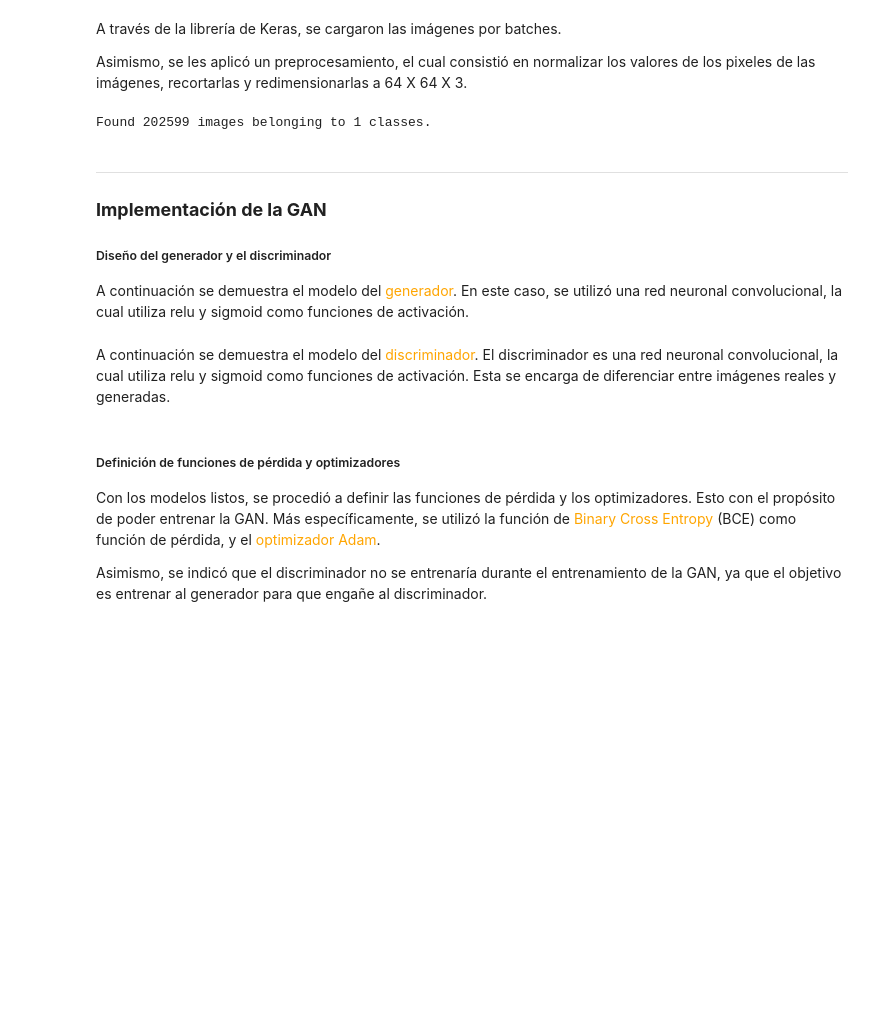
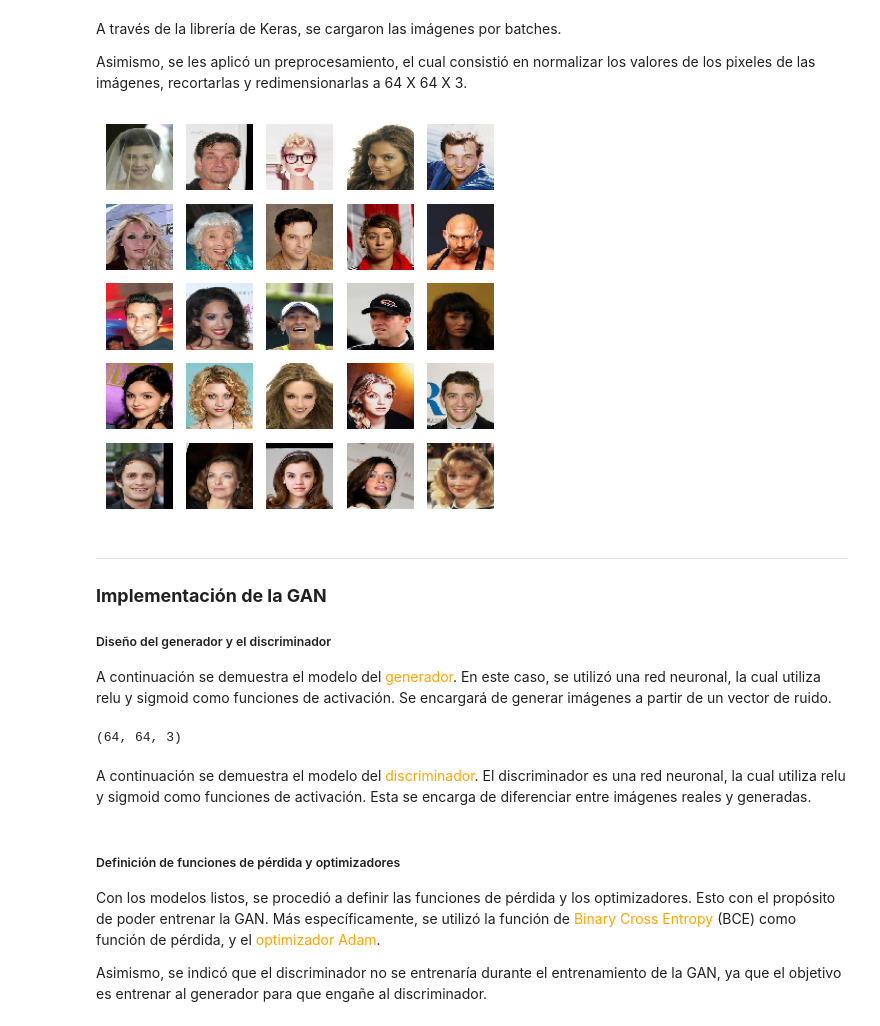
Before and after one commit to stefanoaragoni/Lab6_DataScience, a Jupyter notebook: lab6.ipynb, the cells around one changed output. Drawn from its saved outputs; the diff is of its cells as text; code cells hidden in the pictures; blank space fills up the shorter version.

```diff
--- a/lab6.ipynb
+++ b/lab6.ipynb
@@ -55,7 +55,7 @@ A través de la librería de Keras, se cargaron las imágenes por batches.
 Asimismo, se les aplicó un preprocesamiento, el cual consistió en normalizar los valores de los pixeles de las imágenes, recortarlas y redimensionarlas a 64 X 64 X 3.
 # %%
 # Batch size
-batch_size = 2000
+batch_size = 1000
 
 # Tamaño de las imágenes
 img_size = 64
@@ -64,10 +64,8 @@ img_size = 64
 
 datagen = ImageDataGenerator(
     rescale=1.0 / 255.0,                    # PRE-PROCESAMIENTO: Normalizar los valores de los pixeles
-    rotation_range=20,
-    width_shift_range=0.2,
-    height_shift_range=0.2,
     horizontal_flip=True,
+    validation_split=0.5
 )
 # %%
 # Carga las imagenes de entrenamiento
@@ -79,12 +77,25 @@ train_generator = datagen.flow_from_directory(
     class_mode=None,
     subset='training'
 )
-# %% [output]
-Found 202599 images belonging to 1 classes.
+# %%
+# Mostrar 25 imagenes de entrenamiento
+
+batch = train_generator[0]
+fig, axs = plt.subplots(5, 5, figsize=(5, 5))
+
+for i in range(5):
+    for j in range(5):
+        img = batch[i * 5 + j]
+        axs[i, j].imshow(img)
+        axs[i, j].axis('off')
+
+plt.show()
+# %% [output]
+[figure, added]
 # %% [markdown]
 --------
 ### **Implementación de la GAN**
 
 ##### Diseño del generador y el discriminador
 
-A continuación se demuestra el modelo del <font color=orange>generador</font>. En este caso, se utilizó una red neuronal convolucional, la cual utiliza relu y sigmoid como funciones de activación.
+A continuación se demuestra el modelo del <font color=orange>generador</font>. En este caso, se utilizó una red neuronal, la cual utiliza relu y sigmoid como funciones de activación. Se encargará de generar imágenes a partir de un vector de ruido.
@@ -93 +102,8 @@ tamanio_codificacion = 100
+# %%
+tamanio_codificacion = 100
+
+img_shape = train_generator[0].shape[1:]
+print(img_shape)
+# %% [output]
+(64, 64, 3)
 # %%
@@ -101,5 +118,5 @@ generador.add(Conv2DTranspose(64, kernel_size=5, strides=2, padding="same", acti
 generador.add(BatchNormalization())
 generador.add(Conv2DTranspose(3, kernel_size=5, strides=2, padding="same", activation="sigmoid"))
 # %% [markdown]
-A continuación se demuestra el modelo del <font color=orange>discriminador</font>. El discriminador es una red neuronal convolucional, la cual utiliza relu y sigmoid como funciones de activación. Esta se encarga de diferenciar entre imágenes reales y generadas.
+A continuación se demuestra el modelo del <font color=orange>discriminador</font>. El discriminador es una red neuronal, la cual utiliza relu y sigmoid como funciones de activación. Esta se encarga de diferenciar entre imágenes reales y generadas.
 # %%
```
Also changed, not shown: parts of 6 cells of this notebook.
